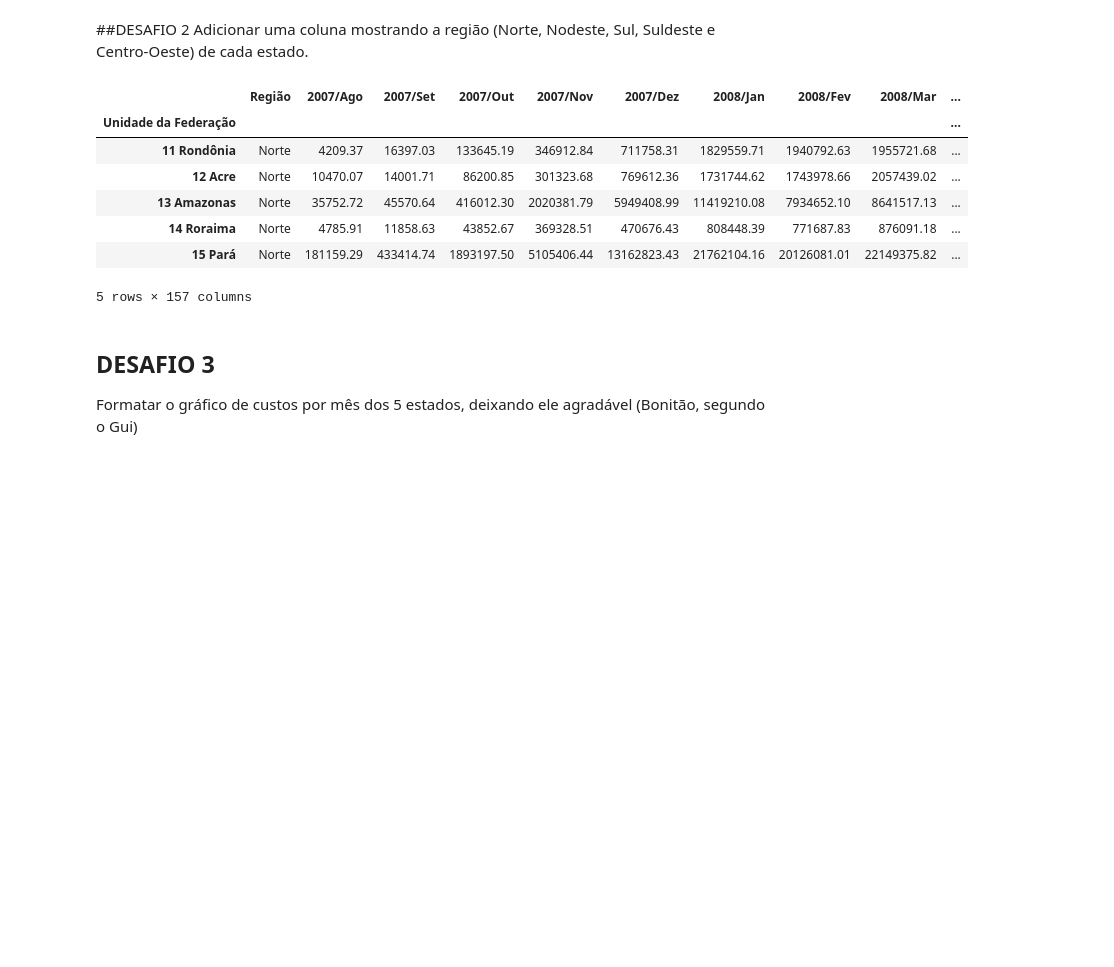
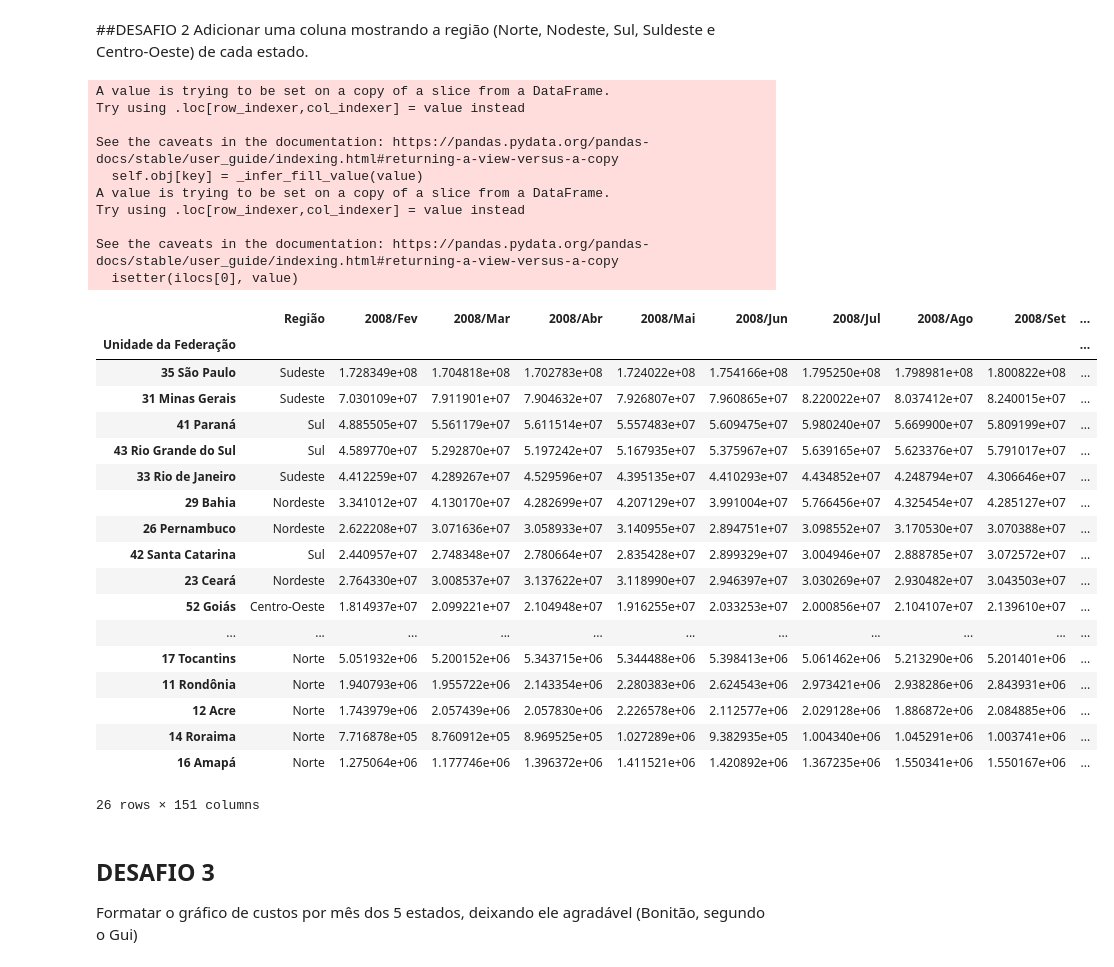
Before and after one commit to isabelapt/Bootcamp_Data_Science_Alura, a Jupyter notebook: Modulo_1/Modulo1Aula3.ipynb, the cells around one changed output. Drawn from its saved outputs; the diff is of its cells as text; code cells hidden in the pictures; blank space fills up the shorter version.

```diff
--- a/Modulo_1/Modulo1Aula3.ipynb
+++ b/Modulo_1/Modulo1Aula3.ipynb
@@ -116,37 +116,58 @@ plt.show()
 ##DESAFIO 2
 Adicionar uma coluna mostrando a região (Norte, Nodeste, Sul, Suldeste e Centro-Oeste) de cada estado.
 # %%
-lista_dados_usaveis = dados_usaveis.index.tolist()
+lista_ordenado_por_total = ordenado_por_total.index.tolist()
 regiao = []
-for i in lista_dados_usaveis:
+for i in lista_ordenado_por_total:
   if i[0] == '1':
     regiao.append("Norte")
   elif i[0] == '2':
     regiao.append("Nordeste")
   elif i[0] == '3':
     regiao.append("Sudeste")
   elif i[0] == '4':
     regiao.append("Sul")
   else:
     regiao.append("Centro-Oeste")
 
 # Insert the data as the last column
-dados_usaveis["Região"] = regiao
+ordenado_por_total.loc[:,"Região"] = regiao
 
 # Move Região Column to the be the first one
-col = dados_usaveis.pop("Região")
-dados_usaveis.insert(0,col.name, col)
+col = ordenado_por_total.pop("Região")
+ordenado_por_total.insert(0,col.name, col)
 
-dados_usaveis.head()
+ordenado_por_total
 # %% [output]
+A value is trying to be set on a copy of a slice from a DataFrame.
+Try using .loc[row_indexer,col_indexer] = value instead
+
+See the caveats in the documentation: https://pandas.pydata.org/pandas-docs/stable/user_guide/indexing.html#returning-a-view-versus-a-copy
+  self.obj[key] = _infer_fill_value(value)
+A value is trying to be set on a copy of a slice from a DataFrame.
+Try using .loc[row_indexer,col_indexer] = value instead
+
+See the caveats in the documentation: https://pandas.pydata.org/pandas-docs/stable/user_guide/indexing.html#returning-a-view-versus-a-copy
+  isetter(ilocs[0], value)
-|  | Região | 2007/Ago | 2007/Set | 2007/Out | 2007/Nov | 2007/Dez | 2008/Jan | 2008/Fev | 2008/Mar | ... |
+|  | Região | 2008/Fev | 2008/Mar | 2008/Abr | 2008/Mai | 2008/Jun | 2008/Jul | 2008/Ago | 2008/Set | ... |
 | Unidade da Federação |  |  |  |  |  |  |  |  |  | ... |
-| 11 Rondônia | Norte | 4209.37 | 16397.03 | 133645.19 | 346912.84 | 711758.31 | 1829559.71 | 1940792.63 | 1955721.68 | ... |
-| 12 Acre | Norte | 10470.07 | 14001.71 | 86200.85 | 301323.68 | 769612.36 | 1731744.62 | 1743978.66 | 2057439.02 | ... |
-| 13 Amazonas | Norte | 35752.72 | 45570.64 | 416012.30 | 2020381.79 | 5949408.99 | 11419210.08 | 7934652.10 | 8641517.13 | ... |
-| 14 Roraima | Norte | 4785.91 | 11858.63 | 43852.67 | 369328.51 | 470676.43 | 808448.39 | 771687.83 | 876091.18 | ... |
-| 15 Pará | Norte | 181159.29 | 433414.74 | 1893197.50 | 5105406.44 | 13162823.43 | 21762104.16 | 20126081.01 | 22149375.82 | ... |
+| 35 São Paulo | Sudeste | 1.728349e+08 | 1.704818e+08 | 1.702783e+08 | 1.724022e+08 | 1.754166e+08 | 1.795250e+08 | 1.798981e+08 | 1.800822e+08 | ... |
+| 31 Minas Gerais | Sudeste | 7.030109e+07 | 7.911901e+07 | 7.904632e+07 | 7.926807e+07 | 7.960865e+07 | 8.220022e+07 | 8.037412e+07 | 8.240015e+07 | ... |
+| 41 Paraná | Sul | 4.885505e+07 | 5.561179e+07 | 5.611514e+07 | 5.557483e+07 | 5.609475e+07 | 5.980240e+07 | 5.669900e+07 | 5.809199e+07 | ... |
+| 43 Rio Grande do Sul | Sul | 4.589770e+07 | 5.292870e+07 | 5.197242e+07 | 5.167935e+07 | 5.375967e+07 | 5.639165e+07 | 5.623376e+07 | 5.791017e+07 | ... |
+| 33 Rio de Janeiro | Sudeste | 4.412259e+07 | 4.289267e+07 | 4.529596e+07 | 4.395135e+07 | 4.410293e+07 | 4.434852e+07 | 4.248794e+07 | 4.306646e+07 | ... |
+| 29 Bahia | Nordeste | 3.341012e+07 | 4.130170e+07 | 4.282699e+07 | 4.207129e+07 | 3.991004e+07 | 5.766456e+07 | 4.325454e+07 | 4.285127e+07 | ... |
+| 26 Pernambuco | Nordeste | 2.622208e+07 | 3.071636e+07 | 3.058933e+07 | 3.140955e+07 | 2.894751e+07 | 3.098552e+07 | 3.170530e+07 | 3.070388e+07 | ... |
+| 42 Santa Catarina | Sul | 2.440957e+07 | 2.748348e+07 | 2.780664e+07 | 2.835428e+07 | 2.899329e+07 | 3.004946e+07 | 2.888785e+07 | 3.072572e+07 | ... |
+| 23 Ceará | Nordeste | 2.764330e+07 | 3.008537e+07 | 3.137622e+07 | 3.118990e+07 | 2.946397e+07 | 3.030269e+07 | 2.930482e+07 | 3.043503e+07 | ... |
+| 52 Goiás | Centro-Oeste | 1.814937e+07 | 2.099221e+07 | 2.104948e+07 | 1.916255e+07 | 2.033253e+07 | 2.000856e+07 | 2.104107e+07 | 2.139610e+07 | ... |
+| ... | ... | ... | ... | ... | ... | ... | ... | ... | ... | ... |
+| 17 Tocantins | Norte | 5.051932e+06 | 5.200152e+06 | 5.343715e+06 | 5.344488e+06 | 5.398413e+06 | 5.061462e+06 | 5.213290e+06 | 5.201401e+06 | ... |
+| 11 Rondônia | Norte | 1.940793e+06 | 1.955722e+06 | 2.143354e+06 | 2.280383e+06 | 2.624543e+06 | 2.973421e+06 | 2.938286e+06 | 2.843931e+06 | ... |
+| 12 Acre | Norte | 1.743979e+06 | 2.057439e+06 | 2.057830e+06 | 2.226578e+06 | 2.112577e+06 | 2.029128e+06 | 1.886872e+06 | 2.084885e+06 | ... |
+| 14 Roraima | Norte | 7.716878e+05 | 8.760912e+05 | 8.969525e+05 | 1.027289e+06 | 9.382935e+05 | 1.004340e+06 | 1.045291e+06 | 1.003741e+06 | ... |
+| 16 Amapá | Norte | 1.275064e+06 | 1.177746e+06 | 1.396372e+06 | 1.411521e+06 | 1.420892e+06 | 1.367235e+06 | 1.550341e+06 | 1.550167e+06 | ... |
-5 rows × 157 columns
+26 rows × 151 columns
 # %% [markdown]
 ## DESAFIO 3
 Formatar o gráfico de custos por mês dos 5 estados, deixando ele agradável (Bonitão, segundo o Gui)
```
Also changed, not shown: parts of 12 cells of this notebook.
